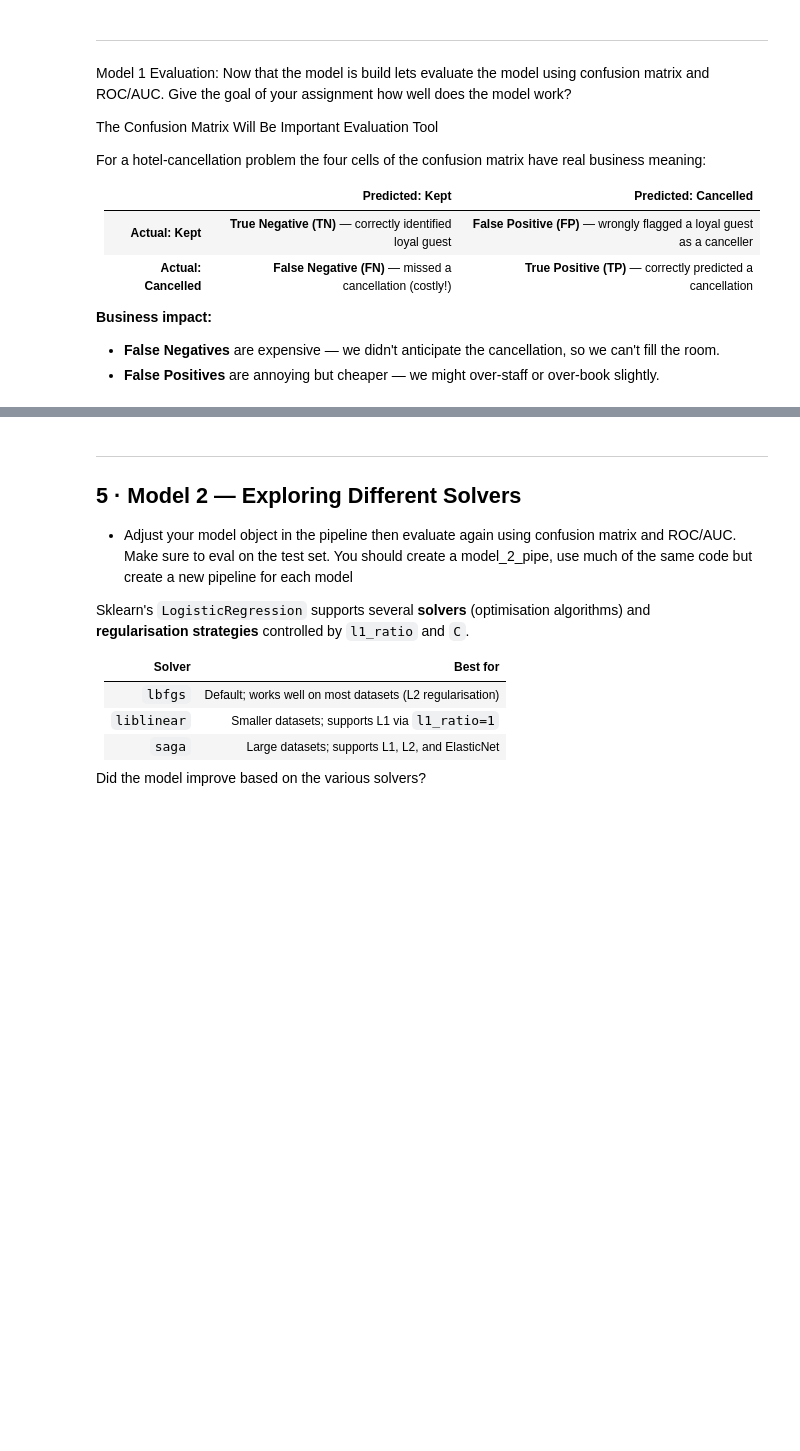
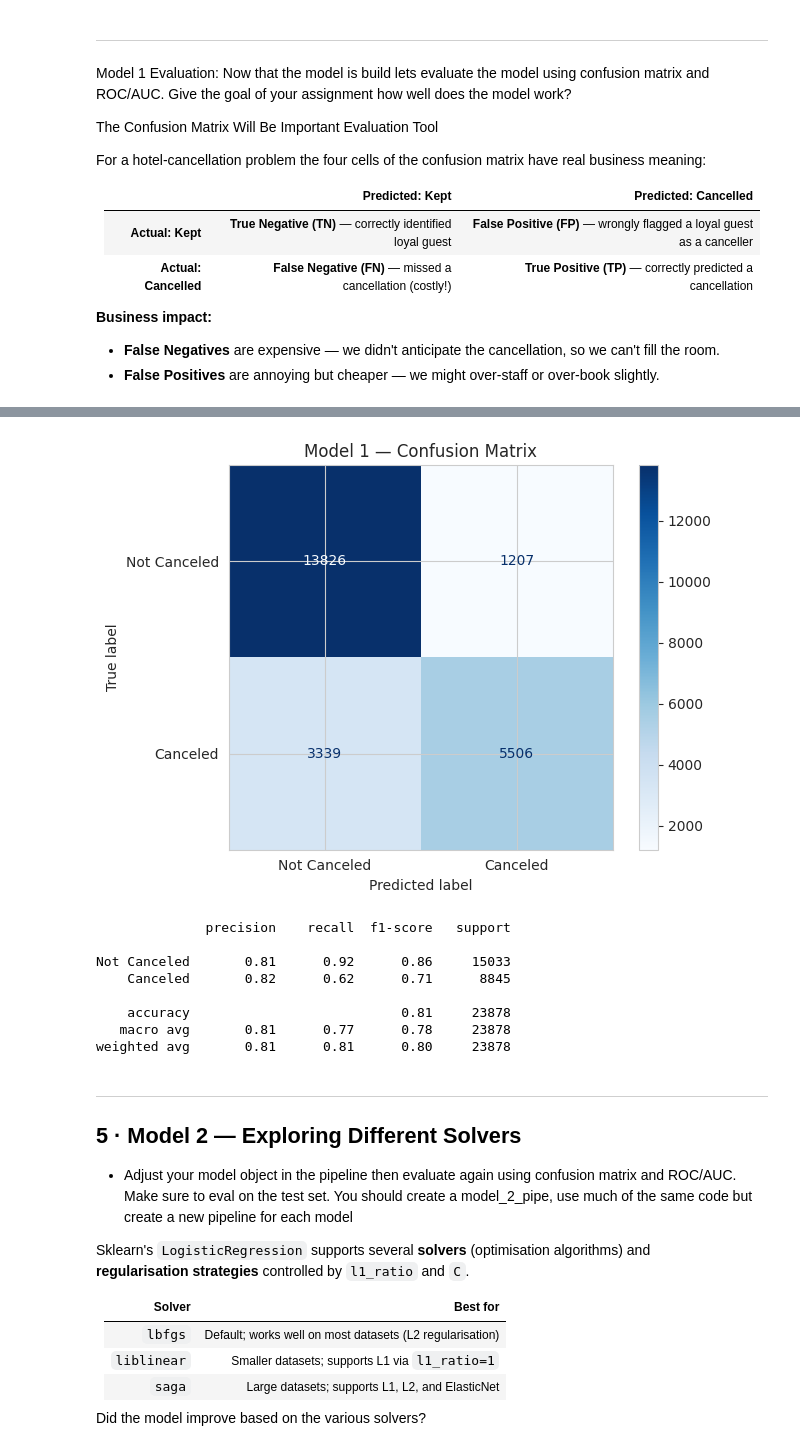
Before and after one commit to aelias5438/week_8, a Jupyter notebook: hotel_cancellation_lab.ipynb, the cells around one changed output, grey strips where cells are left out. Saved outputs shown, nothing was run; the diff lists cells and outputs as text; code cells hidden in the pictures; blank space fills up the shorter version.

```diff
--- a/hotel_cancellation_lab.ipynb
+++ b/hotel_cancellation_lab.ipynb
@@ -261,0 +268,19 @@ For a hotel-cancellation problem the four cells of the confusion matrix have rea
+# %%
+cm_m1 = confusion_matrix(y_test, y_pred_m1)
+disp_m1 = ConfusionMatrixDisplay(confusion_matrix=cm_m1, display_labels=['Not Canceled', 'Canceled'])
+disp_m1.plot(cmap='Blues')
+plt.title('Model 1 — Confusion Matrix')
+plt.tight_layout()
+plt.show()
+
+print(classification_report(y_test, y_pred_m1, target_names=['Not Canceled', 'Canceled']))
+# %% [output]
+[figure, added]
+              precision    recall  f1-score   support
+
+Not Canceled       0.81      0.92      0.86     15033
+    Canceled       0.82      0.62      0.71      8845
+
+    accuracy                           0.81     23878
+   macro avg       0.81      0.77      0.78     23878
+weighted avg       0.81      0.81      0.80     23878
```
Also changed, not shown: parts of 4 cells of this notebook, 1 other file.
